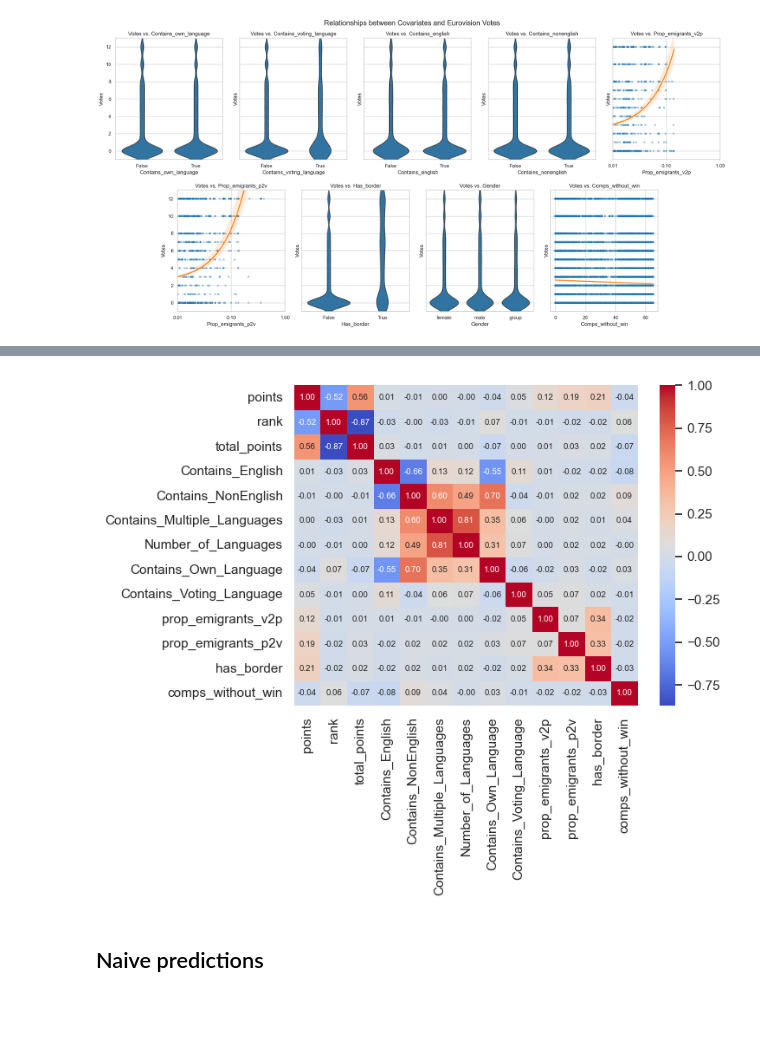
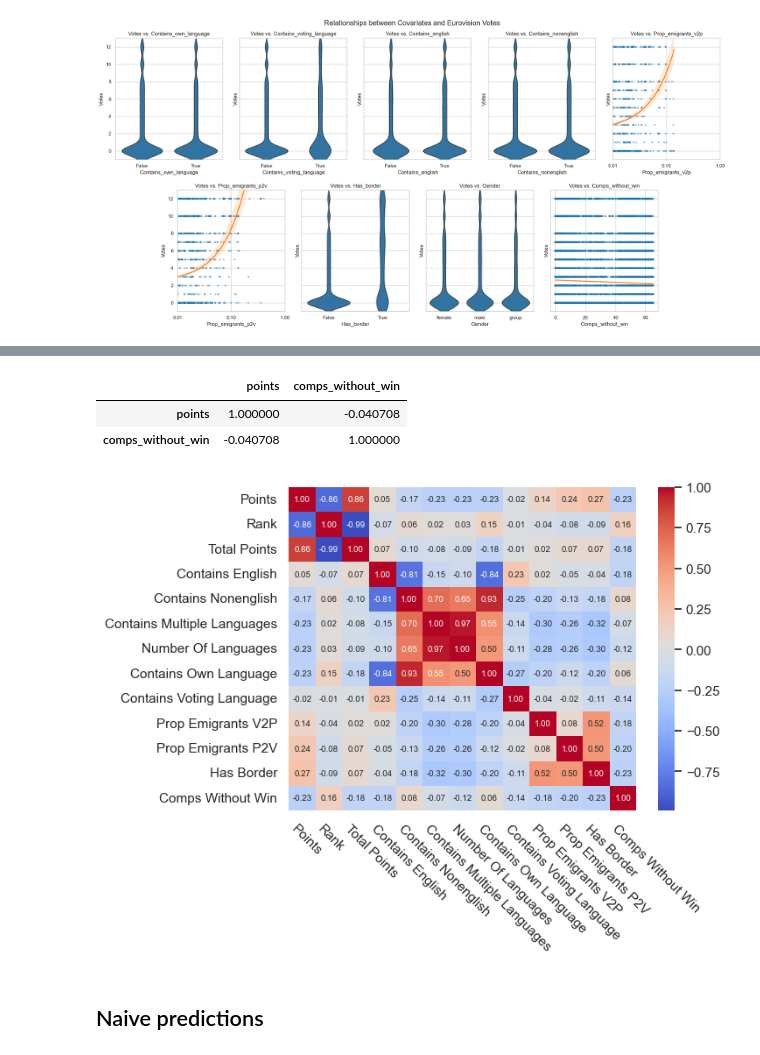
Before and after one commit to KatrionaGoldmann/Eurovision_TDS, a Jupyter notebook: eurovision/notebooks/story.ipynb, the cells around one changed output, grey strips where cells are left out. Drawn from its saved outputs; the diff is of its cells as text; code cells hidden in the pictures; blank space fills up the shorter version.

```diff
--- a/eurovision/notebooks/story.ipynb
+++ b/eurovision/notebooks/story.ipynb
@@ -879,20 +891,31 @@ plt.show()
+# %%
+df[['points', 'comps_without_win']].corr()
+# %% [output]
+|  | points | comps_without_win |
+| points | 1.000000 | -0.040708 |
+| comps_without_win | -0.040708 | 1.000000 |
 # %%
 # correlation plot of numeric and binary variables
 df_corr = df[['points', 'rank',
        'total_points', 'Contains_English',
        'Contains_NonEnglish', 'Contains_Multiple_Languages',
        'Number_of_Languages', 'Contains_Own_Language', 'Contains_Voting_Language',
        'gender',
        'prop_emigrants_v2p',  'prop_emigrants_p2v', 'has_border',
-       'comps_without_win']]
-
-df_corr.head()
+       'comps_without_win']].corr()
 
 # heatmap of the correlation matrix
 sns.heatmap(df_corr.corr(), cmap='coolwarm', annot=True, fmt='.2f', annot_kws={'fontsize': 7})
+
+# replace _ in labels with space
+labels = [label.replace('_', ' ').title() for label in df_corr.columns]
+plt.xticks(np.arange(len(labels)), labels, rotation=-45, ha='left', va='top')
+plt.yticks(np.arange(len(labels)) + 0.5, labels, rotation=0, va='center')
+
+
 plt.show()
 # %% [output]
-[figure, old version]
+[figure, new version]
 # %% [markdown]
 ## Naive predictions
 # %%
```
Also changed, not shown: parts of 1 cell of this notebook, 1 other file.
